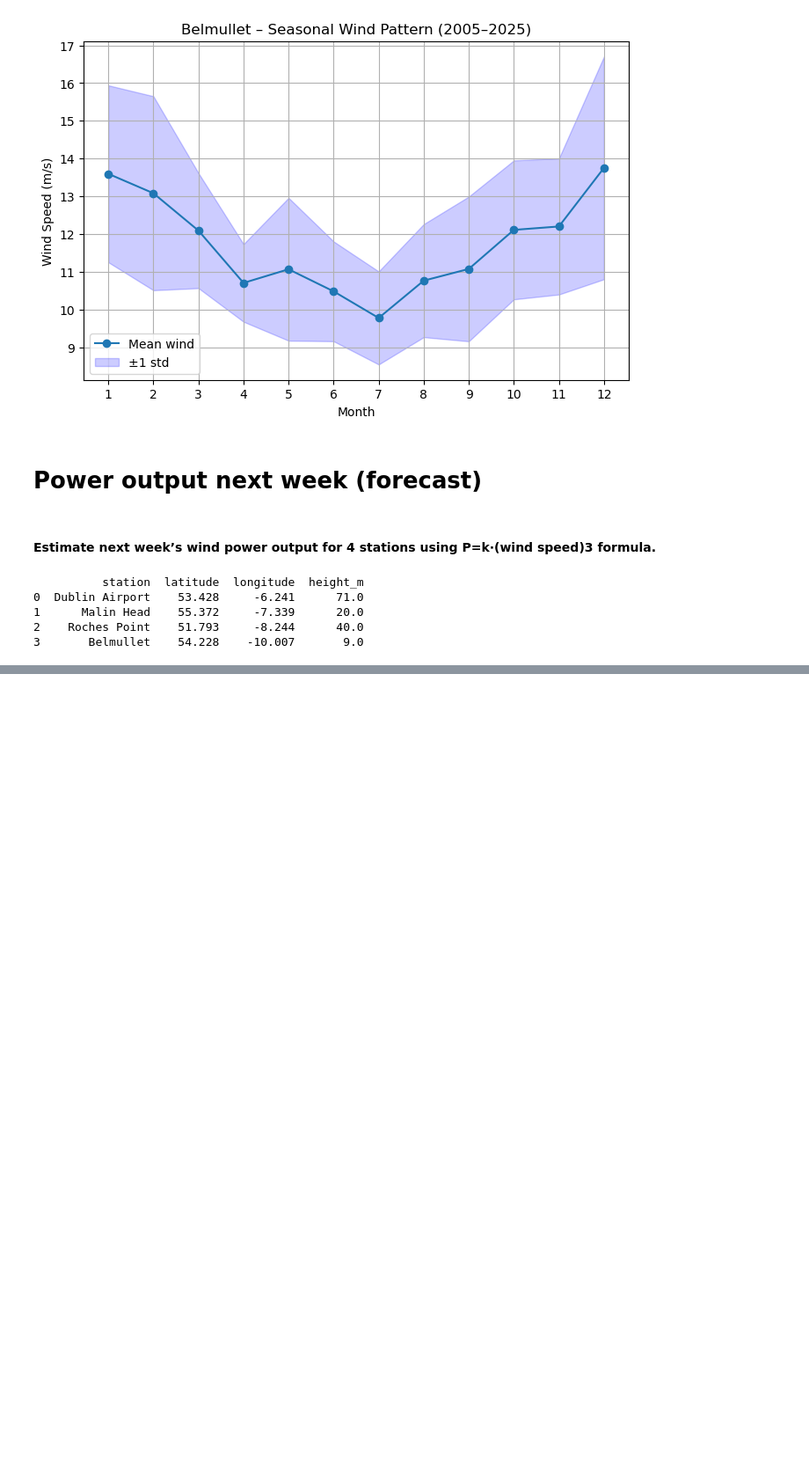
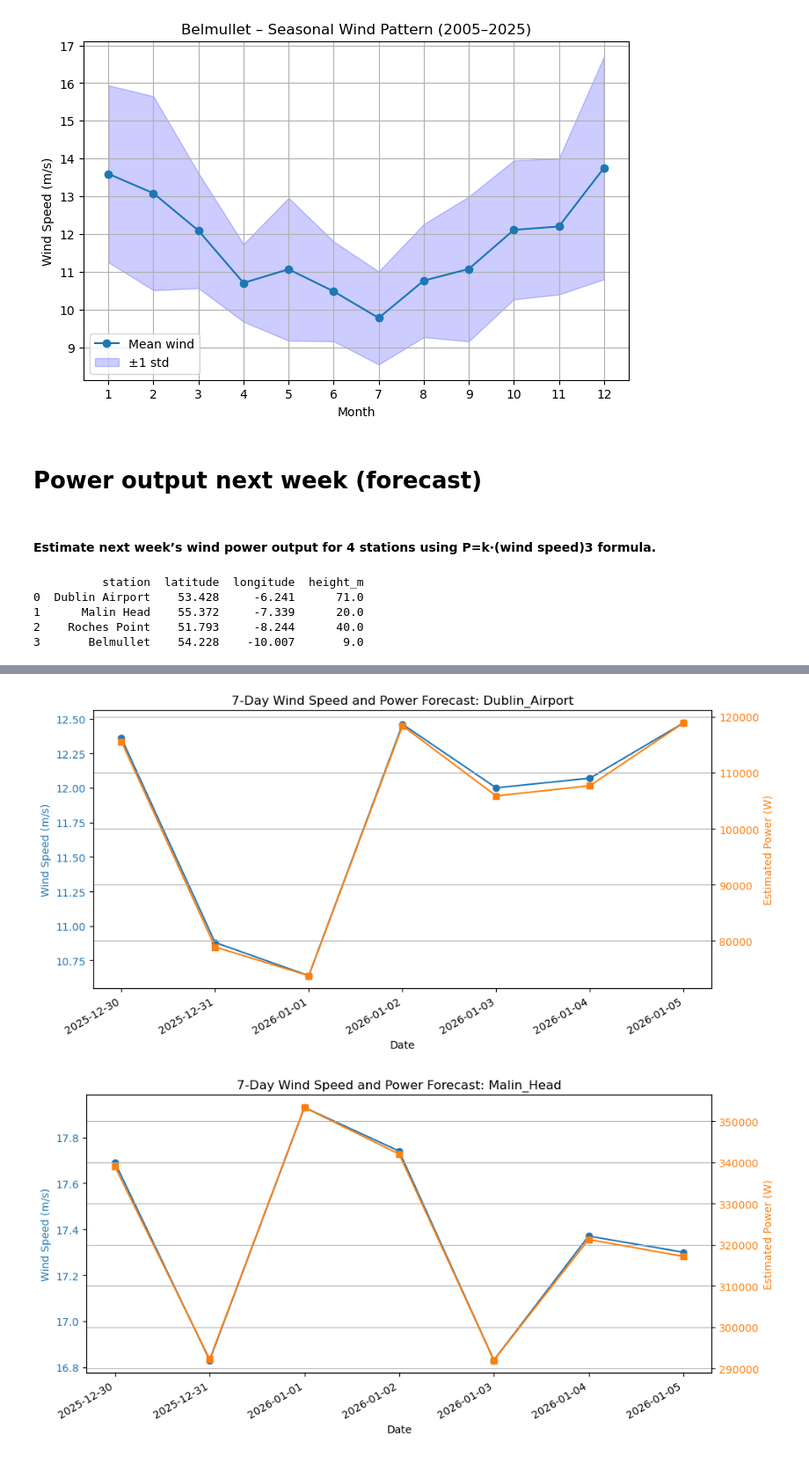
Before and after one commit to JoannaMnich/PFDA, a Jupyter notebook: project/project.ipynb, the cells around one changed output, grey strips where cells are left out. Shown at 88% size. Saved outputs shown, nothing was run; the diff lists cells and outputs as text; code cells hidden in the pictures; blank space fills up the shorter version.

```diff
--- a/project/project.ipynb
+++ b/project/project.ipynb
@@ -424,0 +401,41 @@ for station in stations:
+# %%
+# Detailed plot with wind speed and power
+stations = forecast_df['station'].unique()
+
+for station in stations:
+    subset = forecast_df[forecast_df['station'] == station]
+
+    fig, ax1 = plt.subplots(figsize=(10,5))
+
+    # Wind speed axis (LEFT)
+    ax1.plot(
+        subset['date'],
+        subset['wdsp(m/s)'],
+        marker='o',
+        color='tab:blue',
+        label='Wind Speed (m/s)'
+    )
+    ax1.set_xlabel("Date")
+    ax1.set_ylabel("Wind Speed (m/s)", color='tab:blue')
+    ax1.tick_params(axis='y', labelcolor='tab:blue')
+
+    # Power axis (RIGHT)
+    ax2 = ax1.twinx()
+    ax2.plot(
+        subset['date'],
+        subset['estimated_power_W'],
+        marker='s',
+        color='tab:orange',
+        label='Estimated Power (W)'
+    )
+    ax2.set_ylabel("Estimated Power (W)", color='tab:orange')
+    ax2.tick_params(axis='y', labelcolor='tab:orange')
+
+    plt.title(f"7-Day Wind Speed and Power Forecast: {station}")
+    fig.autofmt_xdate()
+    plt.grid(True)
+    plt.tight_layout()
+    plt.show()
+# %% [output]
+[figure, added]
+[figure, added]
```
Also changed, not shown: parts of 4 cells of this notebook, 5 other files.
